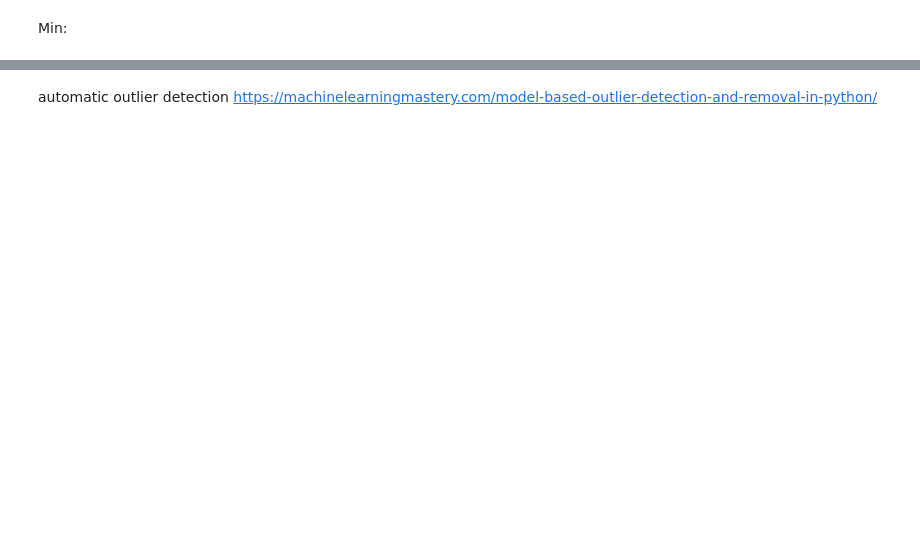
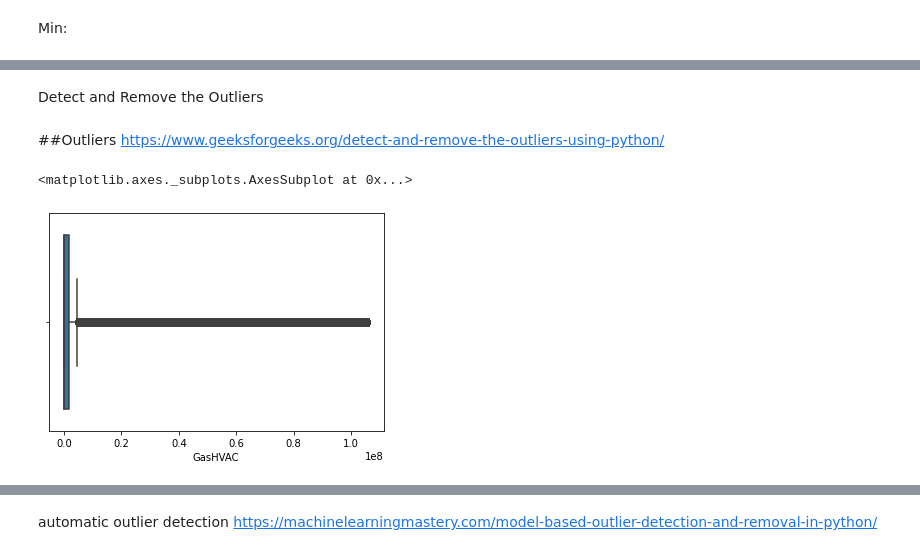
Before and after one commit to sajad95/Heat, a Jupyter notebook: FastCodeImpactofweatherXGB.ipynb, the cells around one changed output, grey strips where cells are left out. Cells and saved outputs as stored; diff of their text form; code cells hidden in the pictures; blank space fills up the shorter version.

```diff
--- a/FastCodeImpactofweatherXGB.ipynb
+++ b/FastCodeImpactofweatherXGB.ipynb
@@ -350,0 +331,2 @@ plt.show()
+# %% [markdown]
+Detect and Remove the Outliers
@@ -350,0 +335,3 @@ plt.show()
+# %% [markdown]
+##Outliers
+https://www.geeksforgeeks.org/detect-and-remove-the-outliers-using-python/
@@ -350,0 +367,6 @@ plt.show()
+# %%
+import seaborn as sns
+sns.boxplot(raw_df['GasHVAC'])
+# %% [output]
+<matplotlib.axes._subplots.AxesSubplot at 0x...>
+[figure, added]
```
Also changed, not shown: parts of 72 cells of this notebook.
